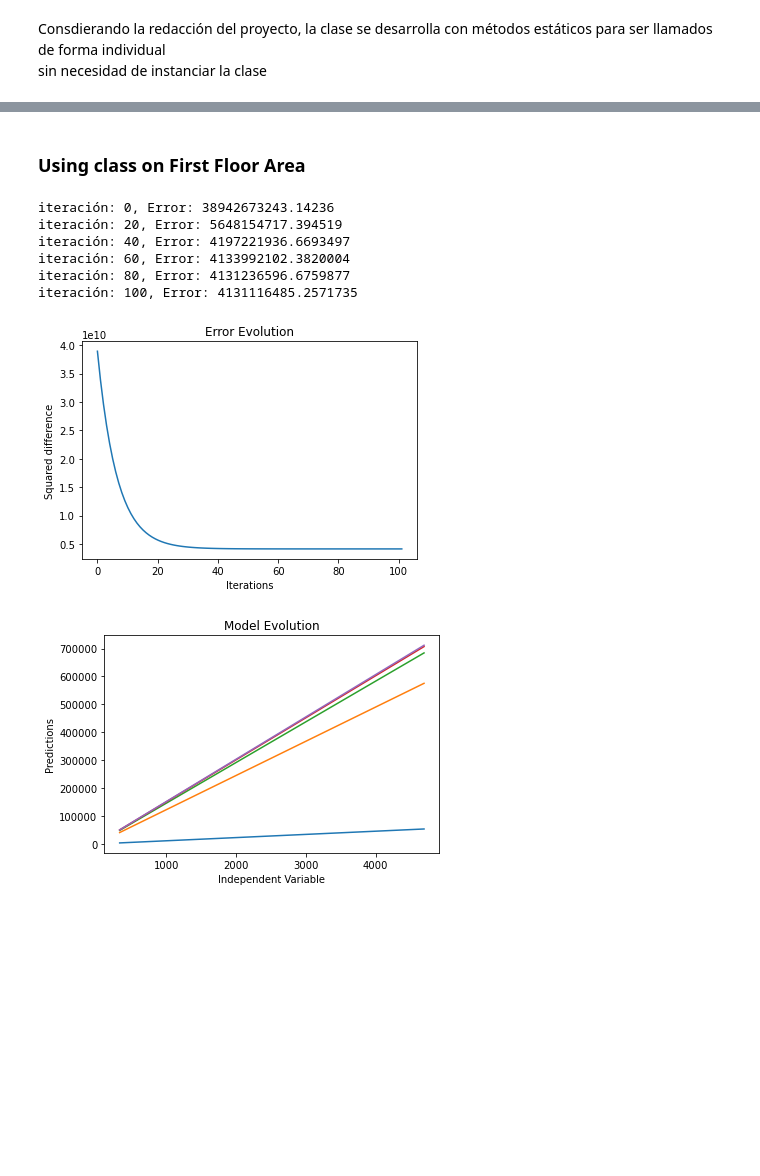
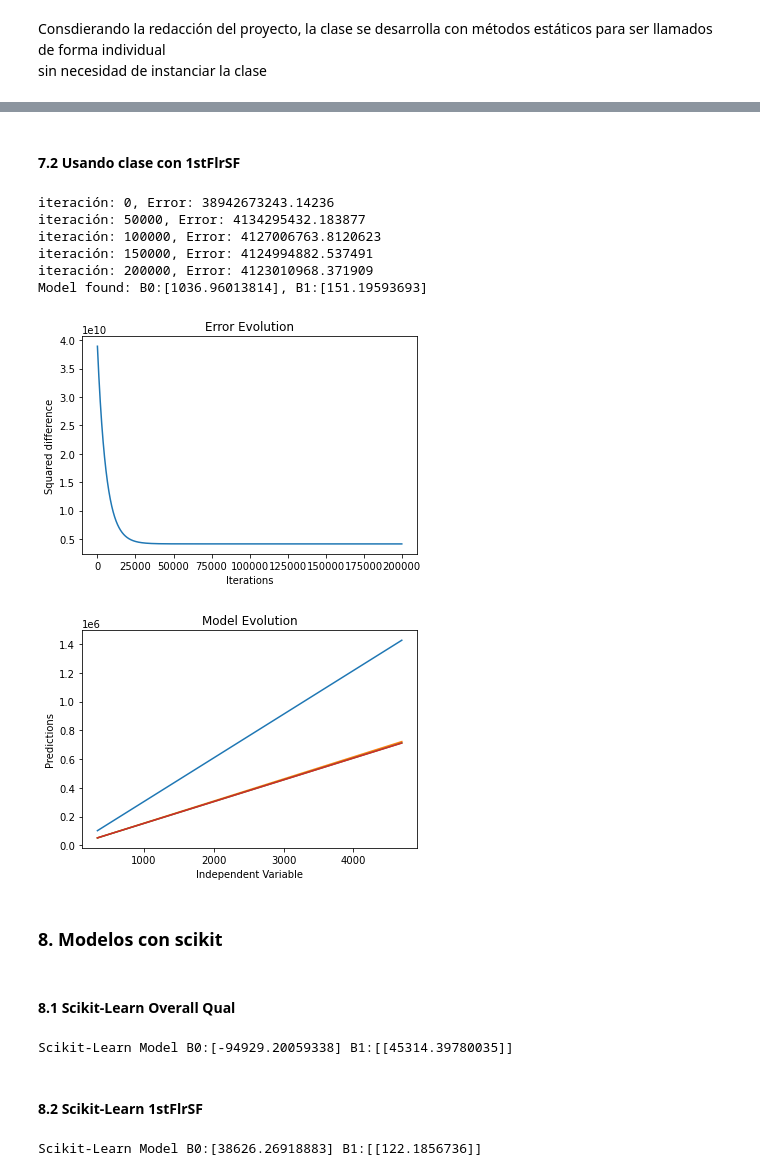
Before and after one commit to meuca/DS_Python, a Jupyter notebook: ProyectoPython/ProyectoFinal.ipynb, the cells around one changed output, grey strips where cells are left out. Cells and saved outputs as stored; diff of their text form; code cells hidden in the pictures; blank space fills up the shorter version.

Commit message:
Entrenando modelos y creando modelos con scikit-learn

```diff
--- a/ProyectoPython/ProyectoFinal.ipynb
+++ b/ProyectoPython/ProyectoFinal.ipynb
@@ -215,15 +222,35 @@ iteración: 1000, Error: 2315921800.920251
-# %% [markdown]
-### Using class on First Floor Area
+# %% [markdown]
+#### 7.2 Usando clase con 1stFlrSF
 # %%
-FirstFloorModels, FirstFloorErrors = myGradeDescend.calculateModels(trainingData['1stFlrSF'], trainingData['SalePrice'], 100, 20, 0.00000005)
+FirstFloorModels, FirstFloorErrors = myGradeDescend.calculateModels(trainingData['1stFlrSF'], trainingData['SalePrice'], 200000, 50000, 0.00000132725)
 myGradeDescend.graphErrorEvolution(FirstFloorErrors)
-myGradeDescend.graphModelEvolution(trainingData['1stFlrSF'], FirstFloorModels, 20)
+myGradeDescend.graphModelEvolution(trainingData['1stFlrSF'], FirstFloorModels, 50000)
 # %% [output]
 iteración: 0, Error: 38942673243.14236
-iteración: 20, Error: 5648154717.394519
-iteración: 40, Error: 4197221936.6693497
-iteración: 60, Error: 4133992102.3820004
-iteración: 80, Error: 4131236596.6759877
-iteración: 100, Error: 4131116485.2571735
+iteración: 50000, Error: 4134295432.183877
+iteración: 100000, Error: 4127006763.8120623
+iteración: 150000, Error: 4124994882.537491
+iteración: 200000, Error: 4123010968.371909
+Model found: B0:[1036.96013814], B1:[151.19593693]
-[figure, old version]
+[figure, new version]
-[figure, old version]
+[figure, new version]
+# %% [markdown]
+### 8. Modelos con scikit
+# %% [markdown]
+#### 8.1 Scikit-Learn  Overall Qual
+# %%
+OverallQual_Model = LinearRegression()
+OverallQual_Model.fit(np.array(trainingData['OverallQual']).reshape(-1, 1), np.array(trainingData['SalePrice']).reshape(-1, 1))
+OverallQual_Model.get_params()
+print(f'Scikit-Learn Model B0:{OverallQual_Model.intercept_} B1:{OverallQual_Model.coef_}')
+# %% [output]
+Scikit-Learn Model B0:[-94929.20059338] B1:[[45314.39780035]]
+# %% [markdown]
+#### 8.2 Scikit-Learn 1stFlrSF
+# %%
+FirstFloor_Model = LinearRegression()
+FirstFloor_Model.fit(np.array(trainingData['1stFlrSF']).reshape(-1, 1), np.array(trainingData['SalePrice']).reshape(-1, 1))
+FirstFloor_Model.get_params()
+print(f'Scikit-Learn Model B0:{FirstFloor_Model.intercept_} B1:{FirstFloor_Model.coef_}')
+# %% [output]
+Scikit-Learn Model B0:[38626.26918883] B1:[[122.1856736]]
```
Also changed, not shown: parts of 7 cells of this notebook.
